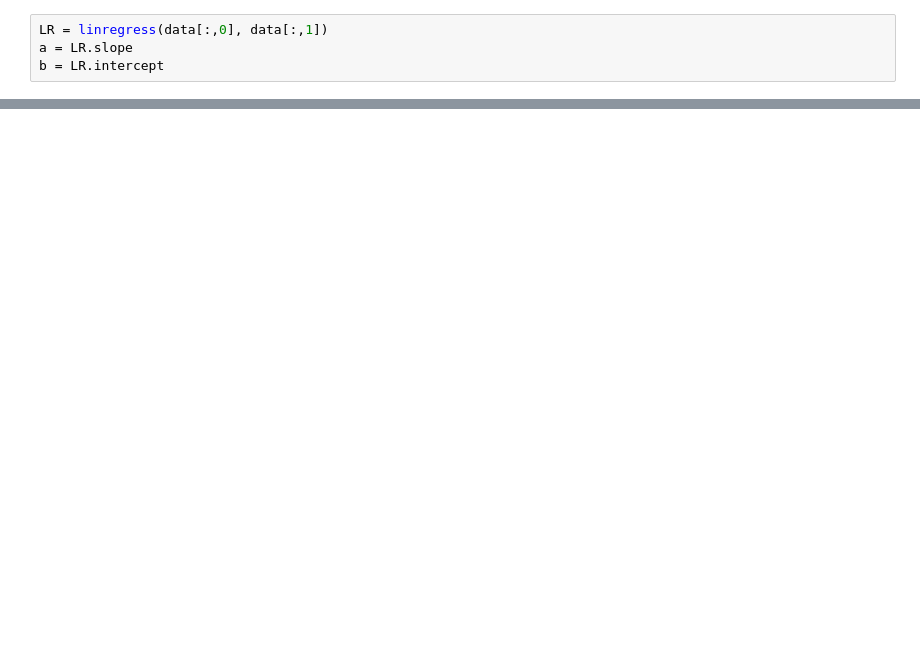
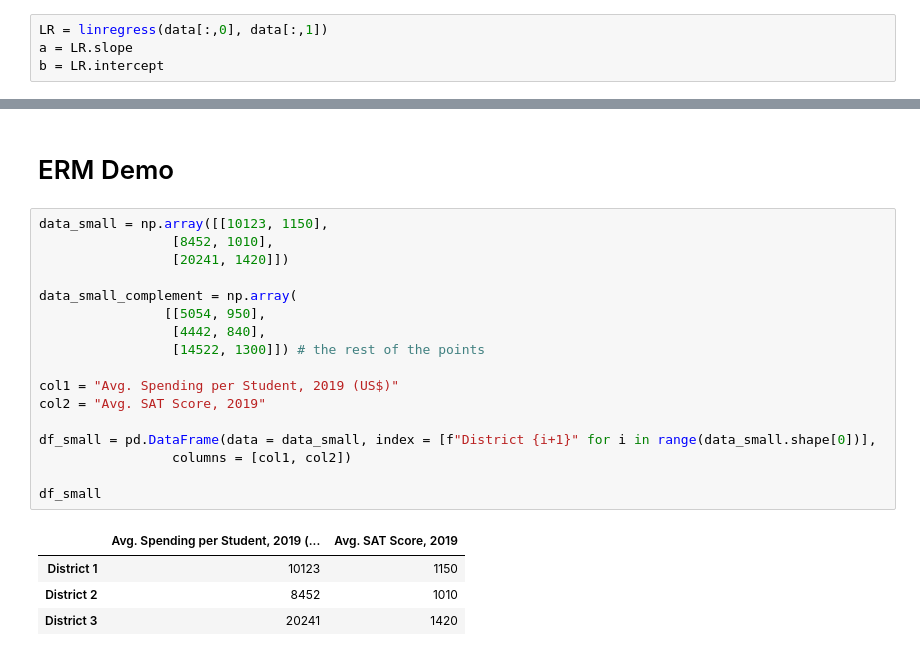
Before and after one commit to PhillipLo/data_science_pathways_2021, a Jupyter notebook: linear_regression.ipynb, the cells around one changed output, grey strips where cells are left out. Drawn from its saved outputs; the diff is of its cells as text; blank space fills up the shorter version.

Commit message:
ERM demo added

```diff
--- a/linear_regression.ipynb
+++ b/linear_regression.ipynb
@@ -63,3 +64,27 @@ fig.update_layout(xaxis_title = "Avg. Spending per Student, 2019 (US$)",
 fig.show()
 # %% [output]
 [interactive output not drawn]
+# %% [markdown]
+# ERM Demo
+# %%
+data_small = np.array([[10123, 1150],
+                 [8452, 1010],
+                 [20241, 1420]])
+
+data_small_complement = np.array(
+                [[5054, 950],
+                 [4442, 840],
+                 [14522, 1300]]) # the rest of the points
+
+col1 = "Avg. Spending per Student, 2019 (US$)"
+col2 = "Avg. SAT Score, 2019"
+
+df_small = pd.DataFrame(data = data_small, index = [f"District {i+1}" for i in range(data_small.shape[0])],
+                 columns = [col1, col2])
+
+df_small
+# %% [output]
+|  | Avg. Spending per Student, 2019 (... | Avg. SAT Score, 2019 |
+| District 1 | 10123 | 1150 |
+| District 2 | 8452 | 1010 |
+| District 3 | 20241 | 1420 |
```
Also changed, not shown: parts of 14 cells of this notebook.
